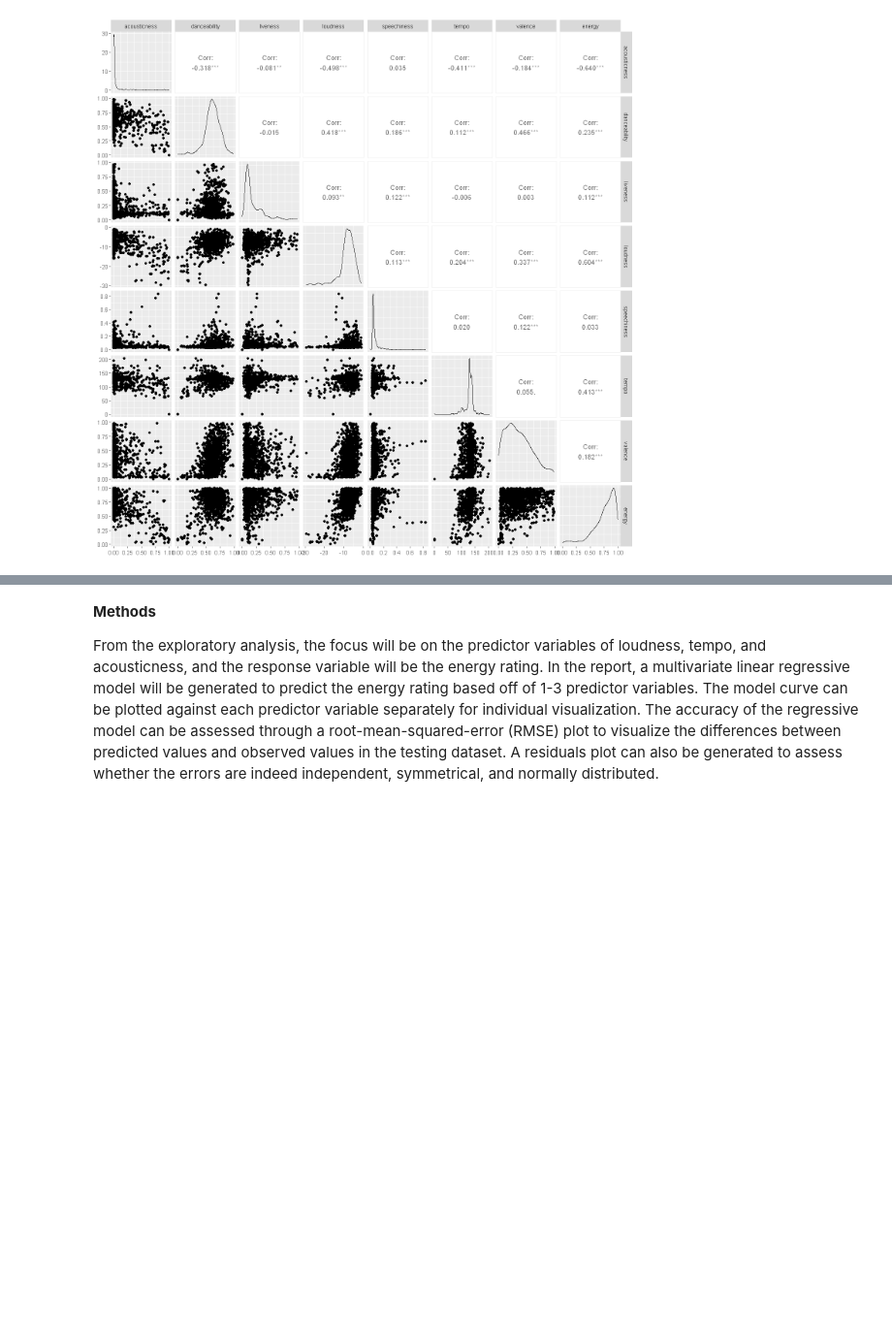
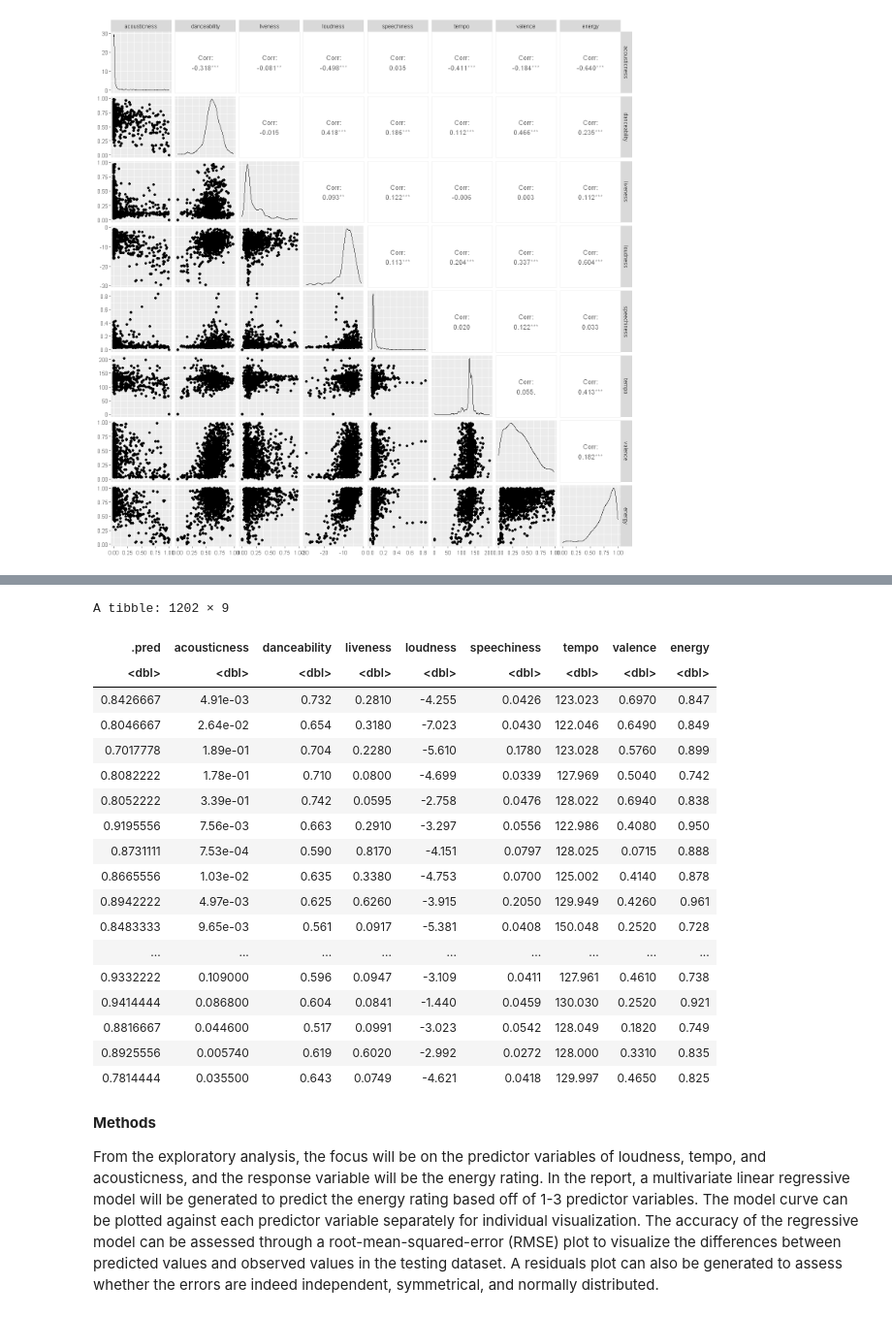
Before and after one commit to pat-ok/DSCI100_predictive_statistics_project, a Jupyter notebook: DSCI100 Project.ipynb, the cells around one changed output, grey strips where cells are left out. Shown: that part at 97% size. Saved outputs shown, nothing was run; the diff lists cells and outputs as text; code cells hidden in the pictures; blank space fills up the shorter version.

```diff
--- a/DSCI100 Project.ipynb
+++ b/DSCI100 Project.ipynb
@@ -234,3 +404,45 @@ Figure 2.3 (Right) Tempo vs Energy of House Music
+# %%
+set.seed(100)
+kn_recipe <- recipe(energy ~ acousticness + loudness + tempo, data = house_train) %>%
+    step_scale(all_predictors()) %>%
+    step_center(all_predictors())
+
+kn_spec <- nearest_neighbor(weight_func = "rectangular", neighbors = 9) %>%
+    set_engine("kknn") %>%
+    set_mode("regression")
+
+kn_fit <- workflow() %>%
+    add_recipe(kn_recipe) %>%
+    add_model(kn_spec) %>%
+    fit(data = house_train)
+
+kn_result <- kn_fit %>%
+    predict(house_test) %>%
+    bind_cols(house_test) #%>%
+ #   metrics(truth = energy, estimate = .pred) %>%
+ #   filter(.metric == "rmse")
+
+kn_result
+# %% [output]
+A tibble: 1202 × 9
+| .pred | acousticness | danceability | liveness | loudness | speechiness | tempo | valence | energy |
+| <dbl> | <dbl> | <dbl> | <dbl> | <dbl> | <dbl> | <dbl> | <dbl> | <dbl> |
+| 0.8426667 | 4.91e-03 | 0.732 | 0.2810 | -4.255 | 0.0426 | 123.023 | 0.6970 | 0.847 |
+| 0.8046667 | 2.64e-02 | 0.654 | 0.3180 | -7.023 | 0.0430 | 122.046 | 0.6490 | 0.849 |
+| 0.7017778 | 1.89e-01 | 0.704 | 0.2280 | -5.610 | 0.1780 | 123.028 | 0.5760 | 0.899 |
+| 0.8082222 | 1.78e-01 | 0.710 | 0.0800 | -4.699 | 0.0339 | 127.969 | 0.5040 | 0.742 |
+| 0.8052222 | 3.39e-01 | 0.742 | 0.0595 | -2.758 | 0.0476 | 128.022 | 0.6940 | 0.838 |
+| 0.9195556 | 7.56e-03 | 0.663 | 0.2910 | -3.297 | 0.0556 | 122.986 | 0.4080 | 0.950 |
+| 0.8731111 | 7.53e-04 | 0.590 | 0.8170 | -4.151 | 0.0797 | 128.025 | 0.0715 | 0.888 |
+| 0.8665556 | 1.03e-02 | 0.635 | 0.3380 | -4.753 | 0.0700 | 125.002 | 0.4140 | 0.878 |
+| 0.8942222 | 4.97e-03 | 0.625 | 0.6260 | -3.915 | 0.2050 | 129.949 | 0.4260 | 0.961 |
+| 0.8483333 | 9.65e-03 | 0.561 | 0.0917 | -5.381 | 0.0408 | 150.048 | 0.2520 | 0.728 |
+| ... | ... | ... | ... | ... | ... | ... | ... | ... |
+| 0.9332222 | 0.109000 | 0.596 | 0.0947 | -3.109 | 0.0411 | 127.961 | 0.4610 | 0.738 |
+| 0.9414444 | 0.086800 | 0.604 | 0.0841 | -1.440 | 0.0459 | 130.030 | 0.2520 | 0.921 |
+| 0.8816667 | 0.044600 | 0.517 | 0.0991 | -3.023 | 0.0542 | 128.049 | 0.1820 | 0.749 |
+| 0.8925556 | 0.005740 | 0.619 | 0.6020 | -2.992 | 0.0272 | 128.000 | 0.3310 | 0.835 |
+| 0.7814444 | 0.035500 | 0.643 | 0.0749 | -4.621 | 0.0418 | 129.997 | 0.4650 | 0.825 |
 # %% [markdown]
 **Methods**
 
```
Also changed, not shown: parts of 16 cells of this notebook, 2 other files.
